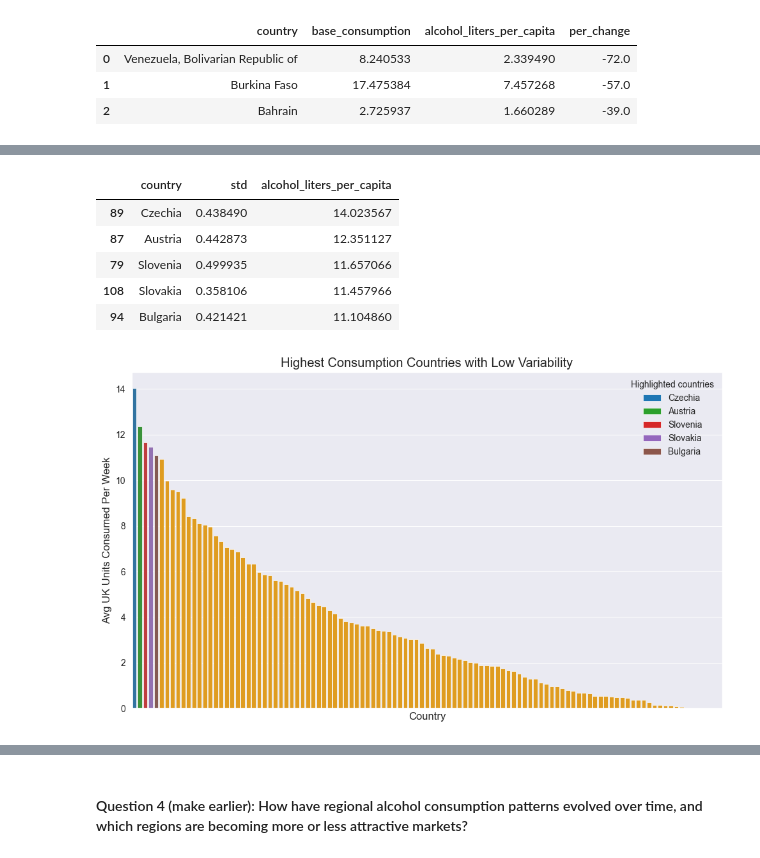
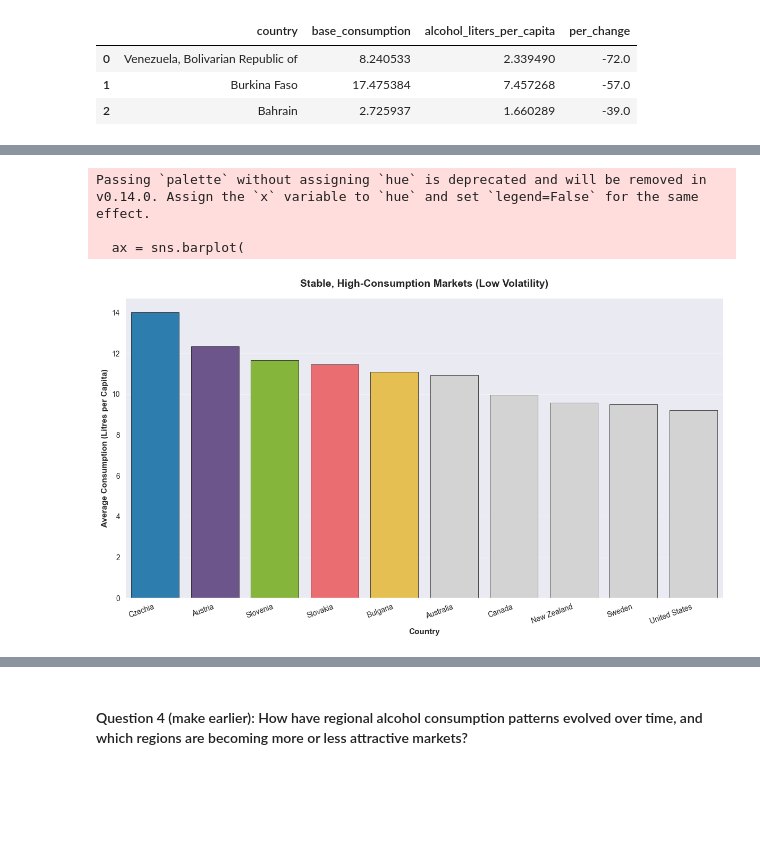
Before and after one commit to Huang-Hao-Gao/global-alcohol-consumption-analysis, a Jupyter notebook: analysis.ipynb, the cells around one changed output, grey strips where cells are left out. Cells and saved outputs as stored; diff of their text form; code cells hidden in the pictures; blank space fills up the shorter version.

```diff
--- a/analysis.ipynb
+++ b/analysis.ipynb
@@ -378,7 +380,6 @@ vol[vol["country"] == "Congo"]
 # %%
-#show a graph of the top 5 most consistent countries that also drink quite a lot of alcohol.
-#there needs to be some sort of compromise / trade-off i decide for consistency vs amount they drink
-#a slightly less consistent country that drinks a lot is better than the most consistent country but low consumption
+# Identify stable, high-consumption markets
+# Calculate average consumption per country
 avg_cons_country = (
     df
     .groupby("country")
@@ -387,7 +388,13 @@ avg_cons_country = (
     .reset_index()
 )
 
+# Merge volatility with average consumption
 m_vol_con = vol.merge(avg_cons_country, on="country")
 m_vol_con.sort_values(by="alcohol_liters_per_capita", ascending=False, inplace=True)
-m_vol_con[m_vol_con["std"] <= 0.5].head(10)
+
+# Filter for low volatility (std <= 0.5) and high consumption
+stable_high_consumption = m_vol_con[m_vol_con["std"] <= 0.5].head(10)
+
+print("Top 10 Stable, High-Consumption Markets:")
+stable_high_consumption
 # %% [output]
@@ -438,37 +413,43 @@ Passing `palette` without assigning `hue` is deprecated and will be removed in v
-# %%
-consistant_and_volume = m_vol_con[m_vol_con["std"] <= 0.5]
-consistant_and_volume.head(5)
-# %% [output]
-|  | country | std | alcohol_liters_per_capita |
-| 89 | Czechia | 0.438490 | 14.023567 |
-| 87 | Austria | 0.442873 | 12.351127 |
-| 79 | Slovenia | 0.499935 | 11.657066 |
-| 108 | Slovakia | 0.358106 | 11.457966 |
-| 94 | Bulgaria | 0.421421 | 11.104860 |
 # %%
+# Visualise stable, high-consumption markets
+stable_markets_colors = {
+    "Czechia": "#1982C4",
+    "Austria": "#6A4C93",
+    "Slovenia": "#8AC926",
+    "Slovakia": "#FF595E",
+    "Bulgaria": "#FFCA3A"
+}
+
+# Create colour palette
+palette_stable = {
+    c: (stable_markets_colors[c] if c in stable_markets_colors else "#D3D3D3")
+    for c in stable_high_consumption["country"]
+}
+
+# Create visualisation
 sns.set_style("darkgrid")
-plt.figure(figsize=(10, 6))
+plt.figure(figsize=(12, 7))
 
-
-con_ax = sns.barplot(
-    data=consistant_and_volume,
+ax = sns.barplot(
+    data=stable_high_consumption,
     x="country",
     y="alcohol_liters_per_capita",
-    legend="auto",
-    palette=pal_top_inc,
-    hue="country",
+    palette=[palette_stable[c] for c in stable_high_consumption["country"]],
+    edgecolor="black",
+    linewidth=0.5
 )
-plt.title("Highest Consumption Countries with Low Variability")
-plt.xlabel("Country")
-plt.ylabel("Avg UK Units Consumed Per Week")
 
-con_ax.tick_params(axis="x", labelbottom=False)
-
-handles = [Patch(facecolor=color, label=country) for country, color in top_consistent_colors.items()]
-con_ax.legend(handles=handles, title="Highlighted countries", frameon=False, loc="upper right")
-
-
+# Formatting
+plt.title("Stable, High-Consumption Markets (Low Volatility)", fontsize=14, fontweight='bold', pad=15)
+plt.xlabel("Country", fontsize=11, fontweight='bold')
+plt.ylabel("Average Consumption (Litres per Capita)", fontsize=11, fontweight='bold')
+plt.xticks(rotation=20, ha='right')
+plt.grid(axis='y', alpha=0.3)
 
 plt.tight_layout()
+plt.show()
 # %% [output]
+Passing `palette` without assigning `hue` is deprecated and will be removed in v0.14.0. Assign the `x` variable to `hue` and set `legend=False` for the same effect.
+
+  ax = sns.barplot(
-[figure, old version]
+[figure, new version]
```
Also changed, not shown: parts of 34 cells of this notebook.
